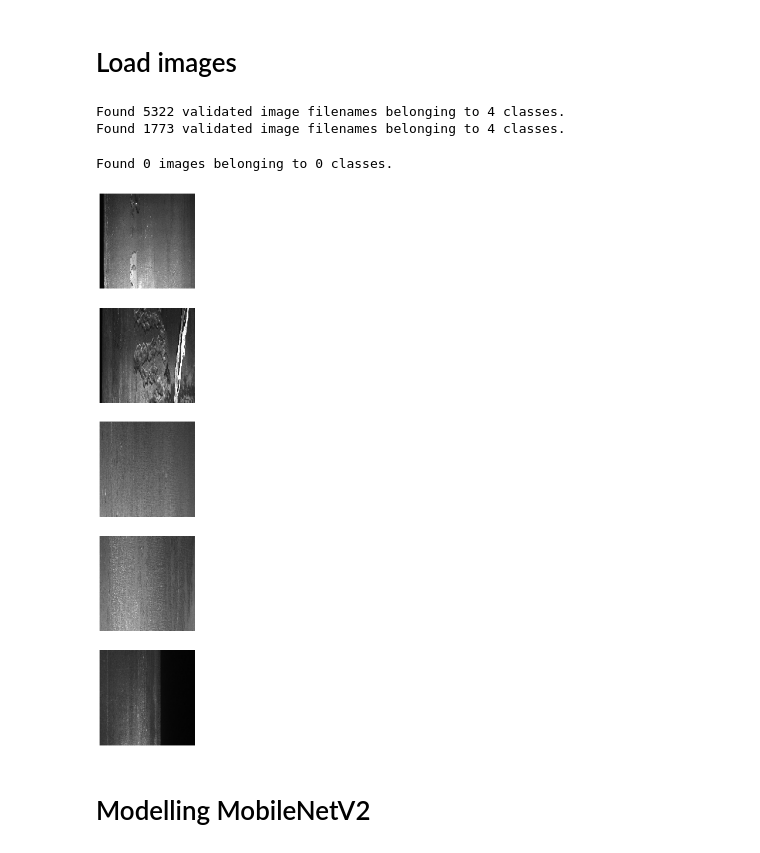
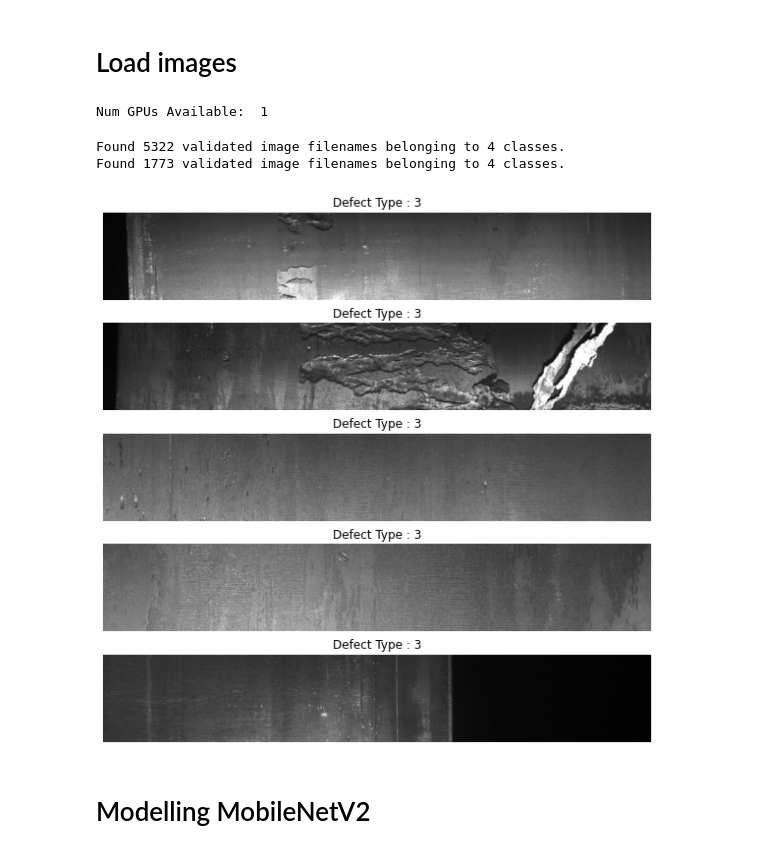
Before and after one commit to tevfikcagridural/Steel_Defect_Detection, a Jupyter notebook: Capstone_3_Modelling_With_Keras.ipynb, the cells around one changed output. Cells and saved outputs as stored; diff of their text form; code cells hidden in the pictures.

```diff
--- a/Capstone_3_Modelling_With_Keras.ipynb
+++ b/Capstone_3_Modelling_With_Keras.ipynb
@@ -47,4 +45,8 @@ with zipfile.ZipFile(zipfile_test) as zte:
   zte.extractall('test_images')
 # %% [markdown]
 # Load images
+# %%
+print("Num GPUs Available: ", len(tf.config.list_physical_devices('GPU')))
+# %% [output]
+Num GPUs Available:  1
 # %%
@@ -54,7 +56,7 @@ train_csv = pd.read_csv("/content/train.csv.zip", dtype=str)
 SEED = 42
 BATCH_SIZE = 32
 CLASS_MODE = 'categorical'
-TARGET_SIZE =  (160, 160) #(1024, 1024)
+TARGET_SIZE =  (256, 1600)
 # %%
 train_datagen = ImageDataGenerator(validation_split=0.25)
 train_generator = train_datagen.flow_from_dataframe(
@@ -82,29 +84,22 @@ valid_generator = train_datagen.flow_from_dataframe(
 # %% [output]
 Found 5322 validated image filenames belonging to 4 classes.
 Found 1773 validated image filenames belonging to 4 classes.
-# %%
-test_datagen = ImageDataGenerator()
-
-## TODO: create your own test split
-# %% [output]
-Found 0 images belonging to 0 classes.
 # %%
-class_names = train_generator.class_indices
-
-## TODO: resize images back to original before plotting
 ## TODO: plot with image labels
 
-plt.figure(figsize=(20, 20))
+plt.figure(figsize=(10, 10))
 
-for col in iter(train_generator):
-  images, labels = col
+for images, labels in train_generator:
   for i in range(5):
     ax = plt.subplot(5, 1, i+1)
     plt.imshow(images[i].astype('uint8'))
+    def_type = [d for d, _ in enumerate(labels[0]) if _ == 1]
+    def_type = def_type[0] + 1 #Defect types start from 1
+    plt.title(f"Defect Type : {def_type}")
     plt.axis('off')
   break
 # %% [output]
-[figure, old version]
+[figure, new version]
 # %% [markdown]
 # Modelling MobileNetV2
 # %%
```
Also changed, not shown: parts of 26 cells of this notebook.
